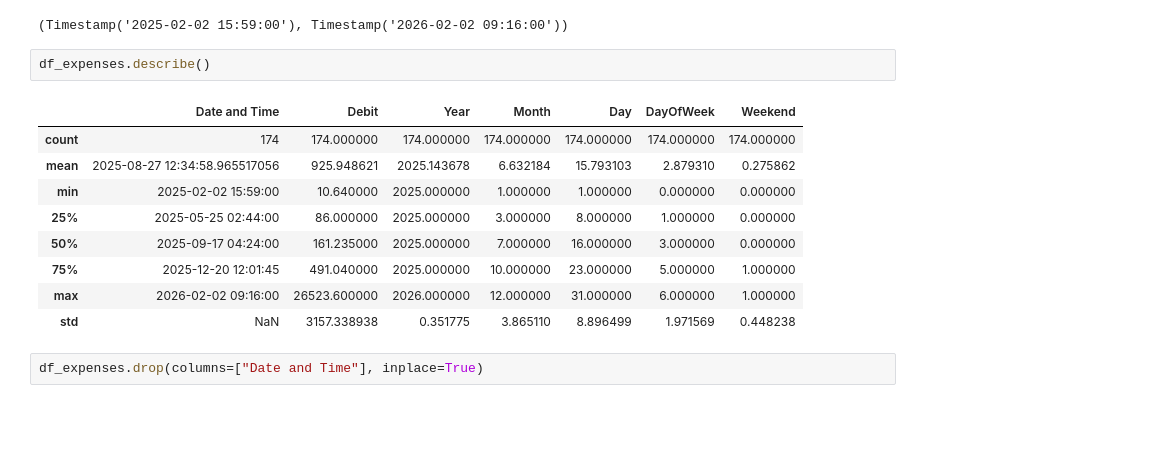
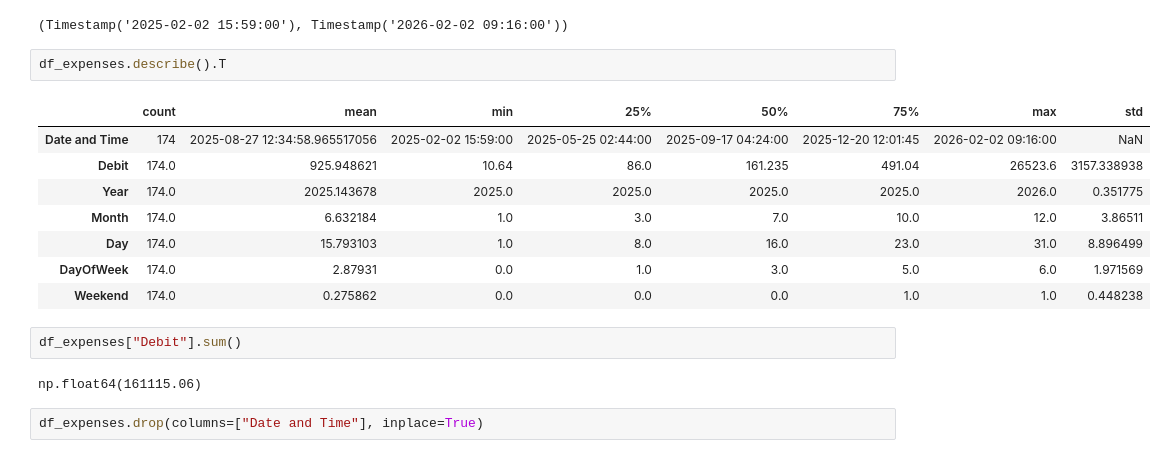
Before and after one commit to Shii02/CCDATSCL_PROJECT_COM221, a Jupyter notebook: main.ipynb, the cells around one changed output. Cells and saved outputs as stored; diff of their text form; blank space fills up the shorter version.

```diff
--- a/main.ipynb
+++ b/main.ipynb
@@ -736,17 +728,20 @@ df_expenses["Date and Time"].min(), df_expenses["Date and Time"].max()
 # %% [output]
 (Timestamp('2025-02-02 15:59:00'), Timestamp('2026-02-02 09:16:00'))
 # %%
-df_expenses.describe()
+df_expenses.describe().T
 # %% [output]
-|  | Date and Time | Debit | Year | Month | Day | DayOfWeek | Weekend |
-| count | 174 | 174.000000 | 174.000000 | 174.000000 | 174.000000 | 174.000000 | 174.000000 |
-| mean | 2025-08-27 12:34:58.965517056 | 925.948621 | 2025.143678 | 6.632184 | 15.793103 | 2.879310 | 0.275862 |
-| min | 2025-02-02 15:59:00 | 10.640000 | 2025.000000 | 1.000000 | 1.000000 | 0.000000 | 0.000000 |
-| 25% | 2025-05-25 02:44:00 | 86.000000 | 2025.000000 | 3.000000 | 8.000000 | 1.000000 | 0.000000 |
-| 50% | 2025-09-17 04:24:00 | 161.235000 | 2025.000000 | 7.000000 | 16.000000 | 3.000000 | 0.000000 |
-| 75% | 2025-12-20 12:01:45 | 491.040000 | 2025.000000 | 10.000000 | 23.000000 | 5.000000 | 1.000000 |
-| max | 2026-02-02 09:16:00 | 26523.600000 | 2026.000000 | 12.000000 | 31.000000 | 6.000000 | 1.000000 |
-| std | NaN | 3157.338938 | 0.351775 | 3.865110 | 8.896499 | 1.971569 | 0.448238 |
+|  | count | mean | min | 25% | 50% | 75% | max | std |
+| Date and Time | 174 | 2025-08-27 12:34:58.965517056 | 2025-02-02 15:59:00 | 2025-05-25 02:44:00 | 2025-09-17 04:24:00 | 2025-12-20 12:01:45 | 2026-02-02 09:16:00 | NaN |
+| Debit | 174.0 | 925.948621 | 10.64 | 86.0 | 161.235 | 491.04 | 26523.6 | 3157.338938 |
+| Year | 174.0 | 2025.143678 | 2025.0 | 2025.0 | 2025.0 | 2025.0 | 2026.0 | 0.351775 |
+| Month | 174.0 | 6.632184 | 1.0 | 3.0 | 7.0 | 10.0 | 12.0 | 3.86511 |
+| Day | 174.0 | 15.793103 | 1.0 | 8.0 | 16.0 | 23.0 | 31.0 | 8.896499 |
+| DayOfWeek | 174.0 | 2.87931 | 0.0 | 1.0 | 3.0 | 5.0 | 6.0 | 1.971569 |
+| Weekend | 174.0 | 0.275862 | 0.0 | 0.0 | 0.0 | 1.0 | 1.0 | 0.448238 |
+# %%
+df_expenses["Debit"].sum()
+# %% [output]
+np.float64(161115.06)
 # %%
 df_expenses.drop(columns=["Date and Time"], inplace=True)
 # %% [markdown]
```
Also changed, not shown: parts of 5 cells of this notebook, 2 other files.
